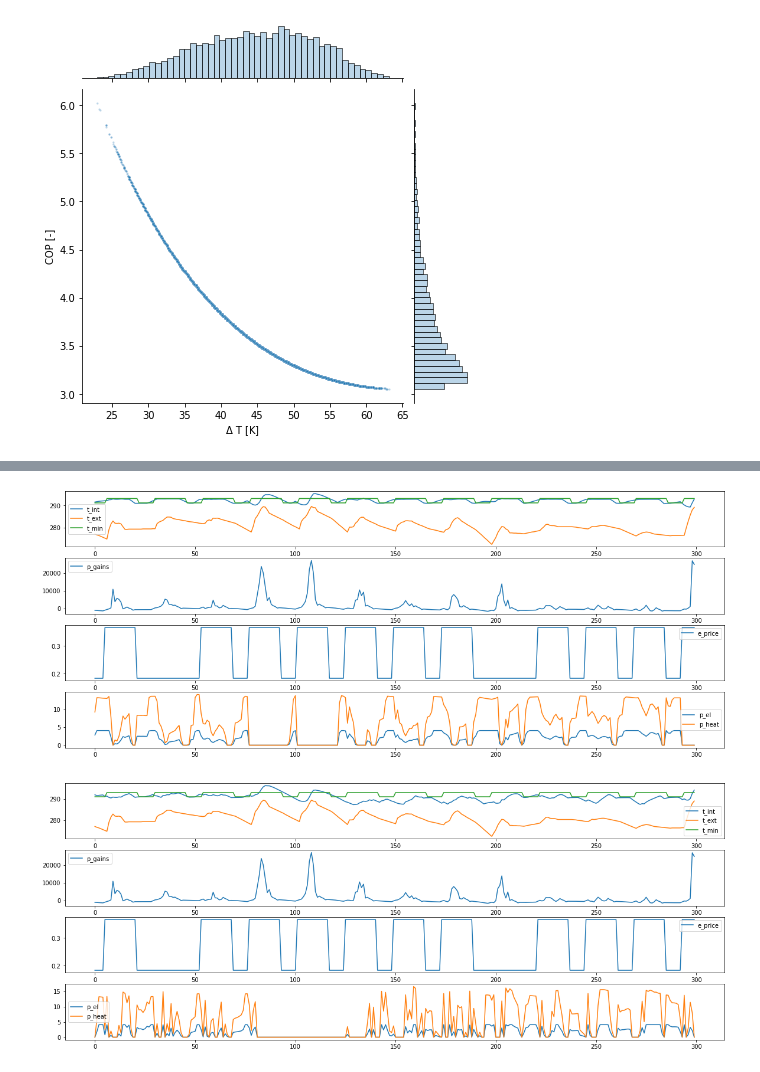
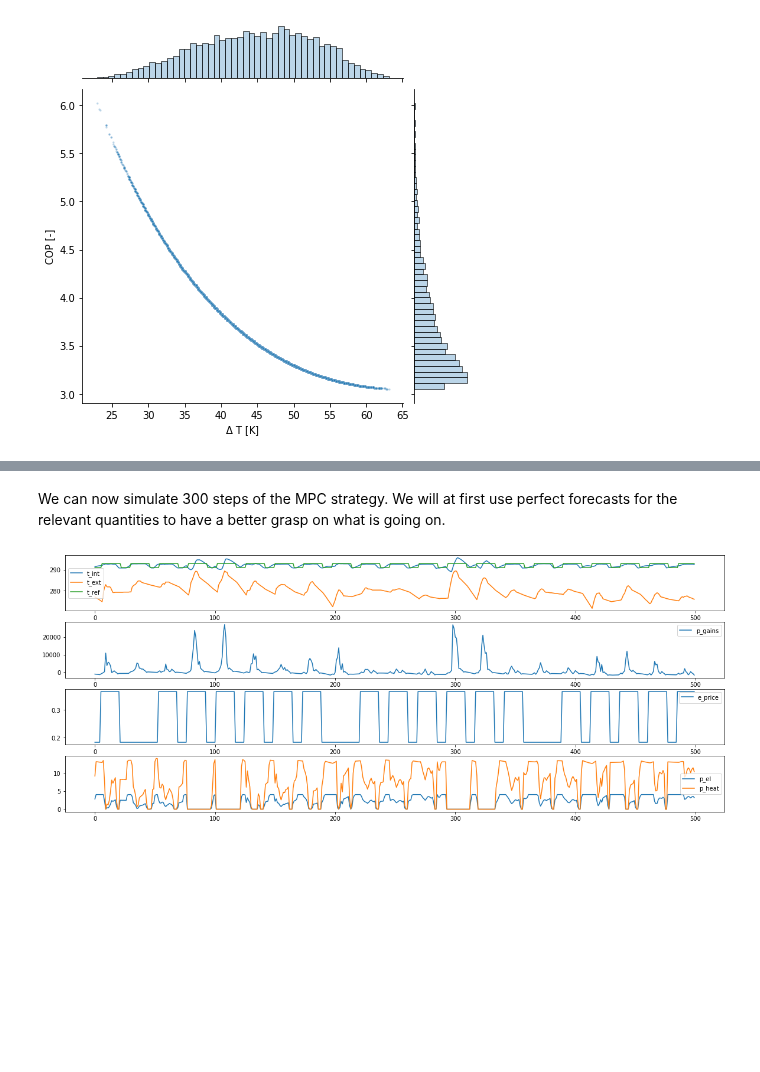
Before and after one commit to nepslor/teaching, a Jupyter notebook: 2021SmartGrids/L_04_MPC_for_DSM.ipynb, the cells around one changed output, grey strips where cells are left out. Cells and saved outputs as stored; diff of their text form; code cells hidden in the pictures; blank space fills up the shorter version.

```diff
--- a/2021SmartGrids/L_04_MPC_for_DSM.ipynb
+++ b/2021SmartGrids/L_04_MPC_for_DSM.ipynb
@@ -111,13 +153,3 @@ spl.ax_joint.set_xlabel('$\Delta$ T [K]')
 spl.ax_joint.set_ylabel('COP [-]');
 # %% [output]
 [figure]
-# %%
-C = 4.83e7            # C - heat capacity [kJ/K]
-U = 652.8             # External conductivity [kW/K]
-
-Ac = np.atleast_2d(np.array(-U/C))
-Bc = np.atleast_2d(np.array([U/C, 1/C]))
-
-# Exact discretization
-Ad = np.exp(ts*Ac)
-Bd = np.linalg.inv(Ac)@(Ad - 1)@Bc
@@ -129,7 +161,8 @@ Bd = np.linalg.inv(Ac)@(Ad - 1)@Bc
 k_eco = 10  # relative importance of the economic objective
 
 # Setpoint temperature of the heating system: daytime=20°C, nightime=20°C
-t_int_min = (np.kron(np.ones(int((N+h+1)/24)), np.hstack([18]*6 + [20]*16 + [18]*2))+273.15)[:data_te.shape[0]]
+t_int_ref = (np.kron(np.ones(int((N+h+1)/24)), np.hstack([18]*6 +
+  [20]*16 + [18]*2))+273.15)[:data_te.shape[0]]
 
 # variables - the optimization problem will search for the best values of these
 # quantities
@@ -144,14 +177,15 @@ p_gains = cvx.Parameter((h, 1), name='forecasted internal gains')
 t_ext = cvx.Parameter((h, 1), name='forecasted external temperature')
 cop_hp = cvx.Parameter((h, 1), name='forecasted COP of the HP')
 e_price = cvx.Parameter((h, 1), name='electricity price')
-t_int_min_h = cvx.Parameter((h, 1), name='minimum internal temperature')
+t_int_ref_h = cvx.Parameter((h, 1), name='minimum internal temperature')
 t_init = cvx.Parameter(1)
 
 # initial internal house temperature
 constraints = [t_int[0] == t_init]
 
 # heat dynamics of the building
-constraints.append(t_int[1:] == Ad @ t_int[0:-1] + t_ext*Bd[0,0] + (p_gains + p_heat_hp*1e3)* Bd[0,1])
+constraints.append(t_int[1:] == Ad @ t_int[0:-1] + t_ext*Bd[0,0]
+                   + (p_gains + p_heat_hp*1e3)* Bd[0,1])
 
 # heating power constraints of the heat pump
 constraints.append(0 <= p_heat_hp)
@@ -160,36 +194,38 @@ constraints.append(p_heat_hp == cvx.multiply(cop_hp, p_el_hp))
 # electric power constraints of the heat pump
 constraints.append(0 <= p_el_hp)
 constraints.append(p_el_hp <= P_hp_nom)
-#constraints.append(t_int_min_h <= t_int[0:-1] + slack)
 
 # set objective function to minimize
-objective = cvx.sum((t_int_min_h-t_int[0:-1])**2) + k_eco*cvx.sum(cvx.multiply(e_price, p_el_hp))
+objective = cvx.sum((t_int_ref_h-t_int[0:-1])**2) \
+            + k_eco * cvx.sum(cvx.multiply(e_price, p_el_hp))
 problem = cvx.Problem(cvx.Minimize(objective), constraints=constraints)
-
-# initial temperature
-t_int_obs = np.atleast_1d(t_int_min[0]+0.5)
-
-mpc_forecats = perfect_forecasts
-n_steps = 300
-history = pd.DataFrame(columns=['t_int', 't_ext', 't_min', 'p_gains', 'e_price', 'p_el', 'p_heat'], index=np.arange(n_steps))
-for i in range(n_steps):
-  p_gains.value = np.vstack([mpc_forecats[k][i, :] for k in ['Pint', 'Psol']]).T.sum(axis=1, keepdims=True)
-  t_ext.value = mpc_forecats['Text'][[i], :].T
-  cop_hp.value = cop(T_dist, t_ext.value)
-  e_price.value = data_te['E_price'].iloc[i:i+h].values.reshape(-1,1)
-  t_int_min_h.value = t_int_min[i:i+h].reshape(-1,1)
-  t_init.value = np.atleast_1d(t_int_obs)
-
-  problem.solve()
-
-  # obtain realized temperature
-  t_ext_obs = test_obs['Text'].iloc[i, 0]
-  p_gains_obs = (test_obs['Psol'].iloc[i, 0] + test_obs['Pint'].iloc[i, 0])
-
-  t_int_obs = Ad @ t_int_obs + t_ext_obs * Bd[0,0] + (p_gains_obs + p_heat_hp.value[0]*1e3)*Bd[0,1]
-  history.iloc[i, :] = np.hstack([t_int_obs, t_ext_obs, t_int_min_h.value[0], p_gains_obs, e_price.value[0], p_el_hp.value[0], p_heat_hp.value[0]])
-
-multiplot(history, ['t_int', 't_ext', 't_min'], ['p_gains'], ['e_price'], ['p_el', 'p_heat'])
-# %% [output]
-[figure, removed]
-[figure, removed]
+# %% [markdown]
+We can now simulate 300 steps of the MPC strategy. We will at first use perfect forecasts for the relevant quantities to have a better grasp on what is going on.
+# %%
+# initial temperature
+t_int_obs = np.atleast_1d(t_int_ref[0]+0.5)
+
+mpc_forecats = perfect_forecasts
+n_steps = 500
+history = pd.DataFrame(columns=['t_int', 't_ext', 't_ref', 'p_gains', 'e_price', 'p_el', 'p_heat'], index=np.arange(n_steps))
+
+for i in range(n_steps):
+  p_gains.value = np.vstack([mpc_forecats[k][i, :] for k in ['Pint', 'Psol']]).T.sum(axis=1, keepdims=True)
+  t_ext.value = mpc_forecats['Text'][[i], :].T
+  cop_hp.value = cop(T_dist, t_ext.value)
+  e_price.value = data_te['E_price'].iloc[i:i+h].values.reshape(-1,1)
+  t_int_ref_h.value = t_int_ref[i:i+h].reshape(-1,1)
+  t_init.value = np.atleast_1d(t_int_obs)
+
+  problem.solve()
+
+  # obtain realized temperature
+  t_ext_obs = test_obs['Text'].iloc[i, 0]
+  p_gains_obs = (test_obs['Psol'].iloc[i, 0] + test_obs['Pint'].iloc[i, 0])
+
+  t_int_obs = Ad @ t_int_obs + t_ext_obs * Bd[0,0] + (p_gains_obs + p_heat_hp.value[0]*1e3)*Bd[0,1]
+  history.iloc[i, :] = np.hstack([t_int_obs, t_ext_obs, t_int_ref_h.value[0], p_gains_obs, e_price.value[0], p_el_hp.value[0], p_heat_hp.value[0]])
+
+multiplot(history, ['t_int', 't_ext', 't_ref'], ['p_gains'], ['e_price'], ['p_el', 'p_heat'])
+# %% [output]
+[figure, added]
```
Also changed, not shown: parts of 14 cells of this notebook.
